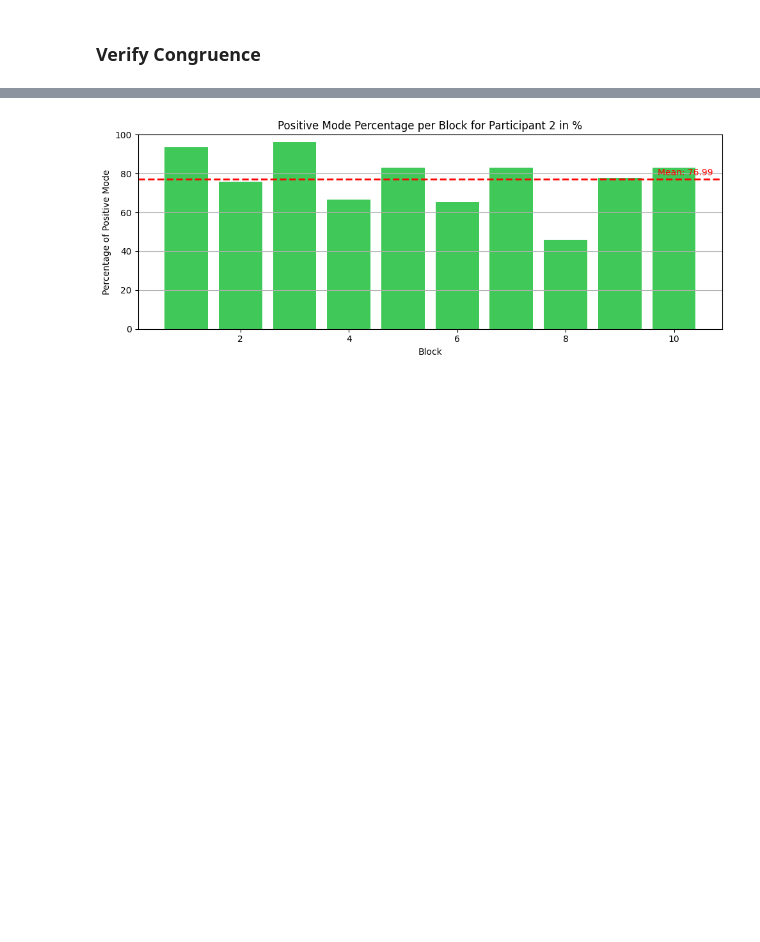
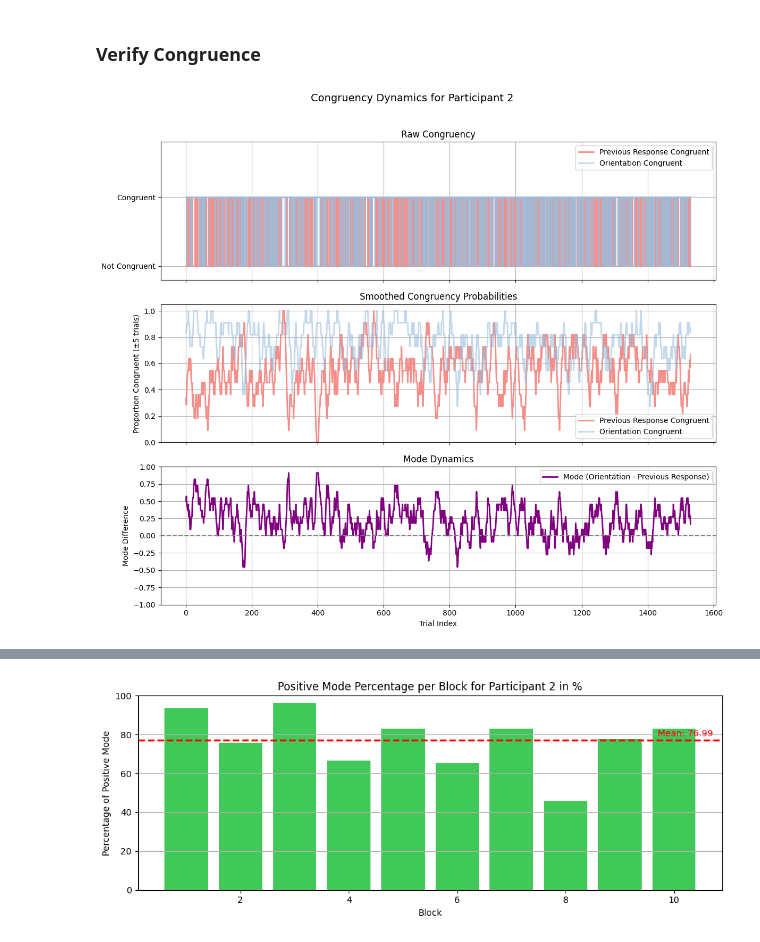
Before and after one commit to cocoltre/Visual-Perception, a Jupyter notebook: GLM_HMM_predictive_templates.ipynb, the cells around one changed output, grey strips where cells are left out. Drawn from its saved outputs; the diff is of its cells as text; code cells hidden in the pictures; blank space fills up the shorter version.

```diff
--- a/GLM_HMM_predictive_templates.ipynb
+++ b/GLM_HMM_predictive_templates.ipynb
@@ -333,6 +332,83 @@ final_df["orientation_congruent"] = np.where(
     1,
     0
 )
+# %%
+selected_id = 2     # from 1 to 6
+selected_block = 8  # from 1 to 10
+window_size = 5     # ±5 trials
+
+df_congruence = final_df[(final_df["ID"] == selected_id)].copy()
+df_congruence.reset_index(drop=True, inplace=True)
+
+x_alltrials = df_congruence["trial"].values
+y1 = df_congruence["prev_resp_congruent"].values
+y2 = df_congruence["orientation_congruent"].values
+
+def draw_step_signal(ax, x, y, color, alpha=1):
+    for i in range(len(x) - 1):
+        ax.plot([x[i]-0.5, x[i]+0.5], [y[i], y[i]], color=color, linewidth=2, alpha=alpha)
+        if y[i] == y[i+1]:
+            ax.plot([x[i]+0.5, x[i+1]+0.5], [y[i], y[i+1]], color=color, linewidth=2, alpha=alpha)
+        else:
+            ax.vlines(x[i]+0.5, 0, 1, colors=color, linewidth=2, alpha=alpha)
+            ax.plot([x[i]+0.5, x[i+1]+0.5], [y[i+1], y[i+1]], color=color, linewidth=2, alpha=alpha)
+
+def smooth_congruency(arr, window):
+    return np.array([
+        np.mean(arr[max(0, i - window):min(len(arr), i + window + 1)])
+        for i in range(len(arr))
+    ])
+
+y1_smooth = smooth_congruency(y1, window_size)
+y2_smooth = smooth_congruency(y2, window_size)
+mode_alltrials = y2_smooth - y1_smooth
+
+# === Plot all 3 in stacked subplots ===
+fig, axs = plt.subplots(3, 1, figsize=(12, 10), sharex=True)
+
+# 1. Step plot of raw congruencies
+draw_step_signal(axs[0], x, y1, color="#f58d88")
+draw_step_signal(axs[0], x, y2, color="#9bbedc", alpha=0.6)
+axs[0].set_ylim(-0.2, 1.8)
+axs[0].set_yticks([0, 1])
+axs[0].set_yticklabels(["Not Congruent", "Congruent"])
+axs[0].set_title("Raw Congruency")
+legend_elements = [
+    Line2D([0], [0], color='#f58d88', lw=2, label='Previous Response Congruent'),
+    Line2D([0], [0], color='#9bbedc', lw=2, label='Orientation Congruent', alpha=0.6)
+]
+axs[0].legend(handles=legend_elements)
+axs[0].grid(True)
+
+# 2. Smoothed probabilities
+axs[1].plot(x, y1_smooth, label="Previous Response Congruent", color="#f58d88", linewidth=2)
+axs[1].plot(x, y2_smooth, label="Orientation Congruent", color="#9bbedc", linewidth=2, alpha=0.6)
+axs[1].set_ylim(0, 1.05)
+axs[1].set_ylabel("Proportion Congruent (±5 trials)")
+axs[1].set_title("Smoothed Congruency Probabilities")
+axs[1].legend()
+axs[1].grid(True)
+
+# 3. Mode
+axs[2].plot(x, mode, color="purple", linewidth=2, label="Mode (Orientation - Previous Response)")
+axs[2].axhline(0, color="gray", linestyle="--", linewidth=1.5)
+axs[2].set_ylim(-1, 1)
+axs[2].set_xlabel("Trial Index")
+axs[2].set_ylabel("Mode Difference")
+axs[2].set_title("Mode Dynamics")
+axs[2].legend()
+axs[2].grid(True)
+
+#plt.suptitle(f"Congruency Dynamics for Participant {selected_id}, Block {selected_block}", fontsize=14, y=1.02)
+plt.suptitle(f"Congruency Dynamics for Participant {selected_id}", fontsize=14, y=1.02)
+plt.tight_layout()
+
+if save_data:
+    plt.savefig(root_dir + f'/plots/{test_type}/congruency_alltrials.png', bbox_inches="tight")
+
+plt.show()
+# %% [output]
+[figure, added]
 # %%
 selected_id = 2     # from 1 to 6
 selected_block = 8  # from 1 to 10
```
Also changed, not shown: parts of 13 cells of this notebook, 14 other files.
